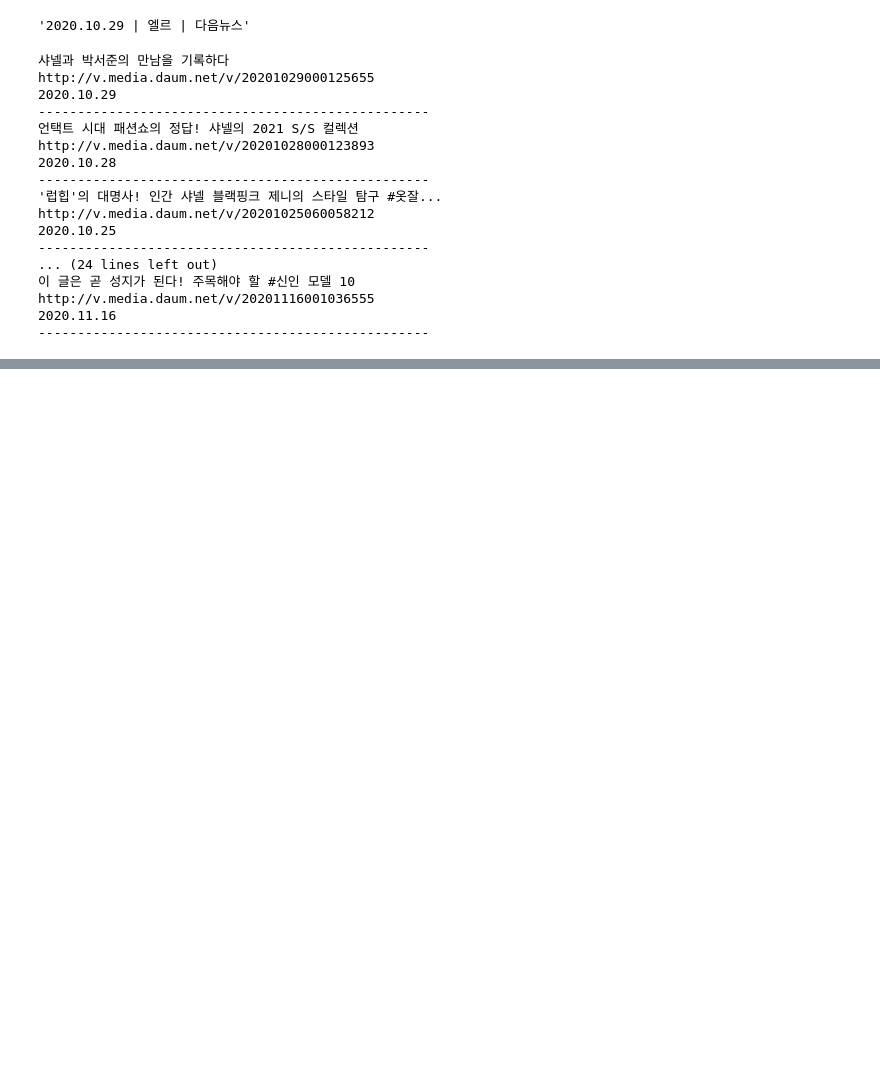
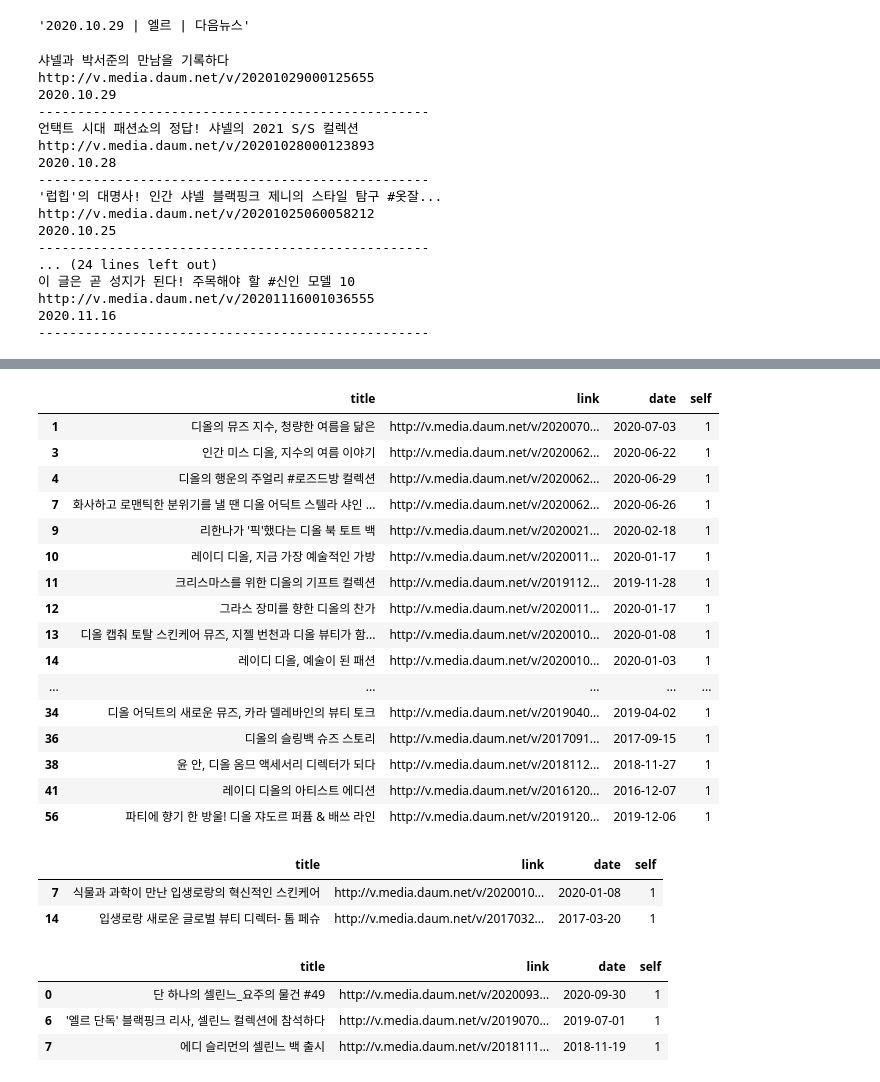
Before and after one commit to sujin29/blande, a Jupyter notebook: crawling_daum.ipynb, the cells around one changed output, grey strips where cells are left out. Cells and saved outputs as stored; diff of their text form; code cells hidden in the pictures; blank space fills up the shorter version.

```diff
--- a/crawling_daum.ipynb
+++ b/crawling_daum.ipynb
@@ -138,0 +801,33 @@ elle_chanel.head()
+# %%
+get_self(elle_dior, '디올')
+# %% [output]
+|  | title | link | date | self |
+| 1 | 디올의 뮤즈 지수, 청량한 여름을 닮은 | http://v.media.daum.net/v/2020070... | 2020-07-03 | 1 |
+| 3 | 인간 미스 디올, 지수의 여름 이야기 | http://v.media.daum.net/v/2020062... | 2020-06-22 | 1 |
+| 4 | 디올의 행운의 주얼리 #로즈드방 컬렉션 | http://v.media.daum.net/v/2020062... | 2020-06-29 | 1 |
+| 7 | 화사하고 로맨틱한 분위기를 낼 땐 디올 어딕트 스텔라 샤인 ... | http://v.media.daum.net/v/2020062... | 2020-06-26 | 1 |
+| 9 | 리한나가 '픽'했다는 디올 북 토트 백 | http://v.media.daum.net/v/2020021... | 2020-02-18 | 1 |
+| 10 | 레이디 디올, 지금 가장 예술적인 가방 | http://v.media.daum.net/v/2020011... | 2020-01-17 | 1 |
+| 11 | 크리스마스를 위한 디올의 기프트 컬렉션 | http://v.media.daum.net/v/2019112... | 2019-11-28 | 1 |
+| 12 | 그라스 장미를 향한 디올의 찬가 | http://v.media.daum.net/v/2020011... | 2020-01-17 | 1 |
+| 13 | 디올 캡춰 토탈 스킨케어 뮤즈, 지젤 번천과 디올 뷰티가 함... | http://v.media.daum.net/v/2020010... | 2020-01-08 | 1 |
+| 14 | 레이디 디올, 예술이 된 패션 | http://v.media.daum.net/v/2020010... | 2020-01-03 | 1 |
+| ... | ... | ... | ... | ... |
+| 34 | 디올 어딕트의 새로운 뮤즈, 카라 델레바인의 뷰티 토크 | http://v.media.daum.net/v/2019040... | 2019-04-02 | 1 |
+| 36 | 디올의 슬링백 슈즈 스토리 | http://v.media.daum.net/v/2017091... | 2017-09-15 | 1 |
+| 38 | 윤 안, 디올 옴므 액세서리 디렉터가 되다 | http://v.media.daum.net/v/2018112... | 2018-11-27 | 1 |
+| 41 | 레이디 디올의 아티스트 에디션 | http://v.media.daum.net/v/2016120... | 2016-12-07 | 1 |
+| 56 | 파티에 향기 한 방울! 디올 쟈도르 퍼퓸 & 배쓰 라인 | http://v.media.daum.net/v/2019120... | 2019-12-06 | 1 |
+# %%
+get_self(elle_ysl, '생로랑')
+# %% [output]
+|  | title | link | date | self |
+| 7 | 식물과 과학이 만난 입생로랑의 혁신적인 스킨케어 | http://v.media.daum.net/v/2020010... | 2020-01-08 | 1 |
+| 14 | 입생로랑 새로운 글로벌 뷰티 디렉터- 톰 페슈 | http://v.media.daum.net/v/2017032... | 2017-03-20 | 1 |
+# %%
+get_self(elle_celine, '셀린느')
+# %% [output]
+|  | title | link | date | self |
+| 0 | 단 하나의 셀린느_요주의 물건 #49 | http://v.media.daum.net/v/2020093... | 2020-09-30 | 1 |
+| 6 | '엘르 단독' 블랙핑크 리사, 셀린느 컬렉션에 참석하다 | http://v.media.daum.net/v/2019070... | 2019-07-01 | 1 |
+| 7 | 에디 슬리먼의 셀린느 백 출시 | http://v.media.daum.net/v/2018111... | 2018-11-19 | 1 |
```
Also changed, not shown: parts of 76 cells of this notebook, 1 other file.
